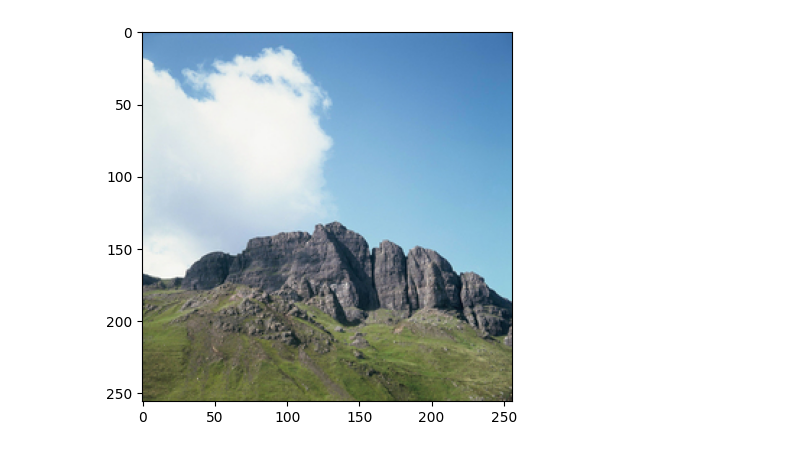
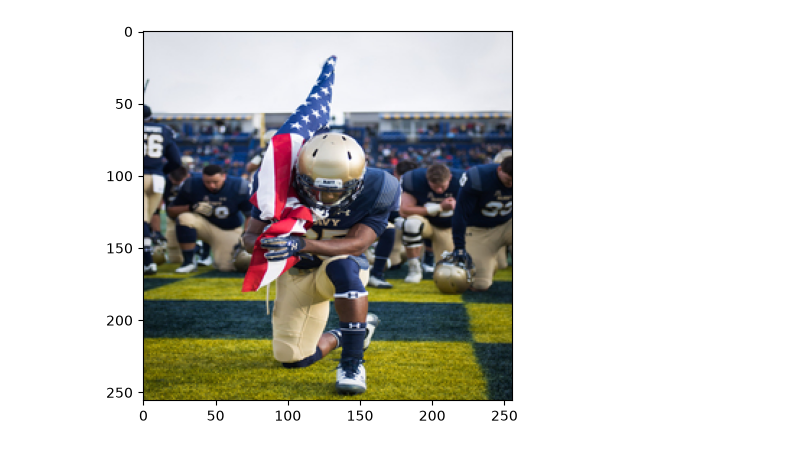
Before and after one commit to d22fish/cvImgCompression, a Jupyter notebook: v5.0FuncCompress.ipynb, the cells around one changed output. Drawn from its saved outputs; the diff is of its cells as text; code cells hidden in the pictures.

```diff
--- a/v5.0FuncCompress.ipynb
+++ b/v5.0FuncCompress.ipynb
@@ -19,7 +19,7 @@ def load_images_from_folder(folder):
             images.append(img)
     return images
 pics = np.zeros(shape=(7, 256, 256, 3))
-pics = load_images_from_folder('C:\\Users\\2020\\Documents\\3 Academics\\Cambridge\\Publications\\Computer Vision\\Figures and Original Soln\\pics')
+pics = load_images_from_folder('preliminaryTestPics')
 # %%
 img1 = pics[-2].astype('uint8')
 img1[2][2] = 50; img1[2][6] = 0; img1[3][2] = 50; img1[3][3] = 50; img1[3][4] = 50; img1[3][5] = 50; img1[4][2] = 50; img1[4][4] = 0
@@ -38,39 +38,39 @@ img2[3][1] = [255,255,60]; img2[4][1] = [255,255,60]; img2[5][1] = [255,255,60];
 img2[6][3] = [255,255,60]; img2[6][4] = [255,255,60]; img2[6][5] = [255,255,60]; img2[6][6] = [255,255,60]; img2[6][7] = [255,255,60]
 img2[3][6] = [60,255,255]
 # %%
-chosenImage = pics[13]
+chosenImage = pics[4]
 
 #HYPERPARAMETER
 thresh = 0.15               # color similarity threshold
 
 # Color diversity score from CIELAB quantized bins
 lab = cv2.cvtColor(chosenImage, cv2.COLOR_BGR2LAB)
 
 # Quantize channels
 l_bin = (lab[:, :, 0] // 16).astype(np.int32)
 a_bin = (lab[:, :, 1] // 16).astype(np.int32)
 b_bin = (lab[:, :, 2] // 16).astype(np.int32)
 
 key = l_bin * 16 * 16 + a_bin * 16 + b_bin
 unique_colors = np.unique(key).size
 
 if unique_colors < 75:
     pyrLevels = 1
 elif unique_colors < 200:
     pyrLevels = 2
 else:
     pyrLevels = 3
 
 # Convert BGR to RGB for PIL (PIL expects RGB format)
 chosenImageRGB = cv2.cvtColor(chosenImage, cv2.COLOR_BGR2RGB)
 im = Image.fromarray(chosenImageRGB)
 im.save('test.png')
 im.save('test.jpg')
 im.save('test.tiff')
 plt.imshow(cv2.cvtColor(chosenImage, cv2.COLOR_RGB2BGR))
 plt.show()
 # %% [output]
-[figure, old version]
+[figure, new version]
 # %%
 # Apply bilateral filter
 chosenImageFiltered = cv2.bilateralFilter(chosenImage, d=7, sigmaColor=35, sigmaSpace=35)
```
Also changed, not shown: parts of 4 cells of this notebook, 8 other files.
